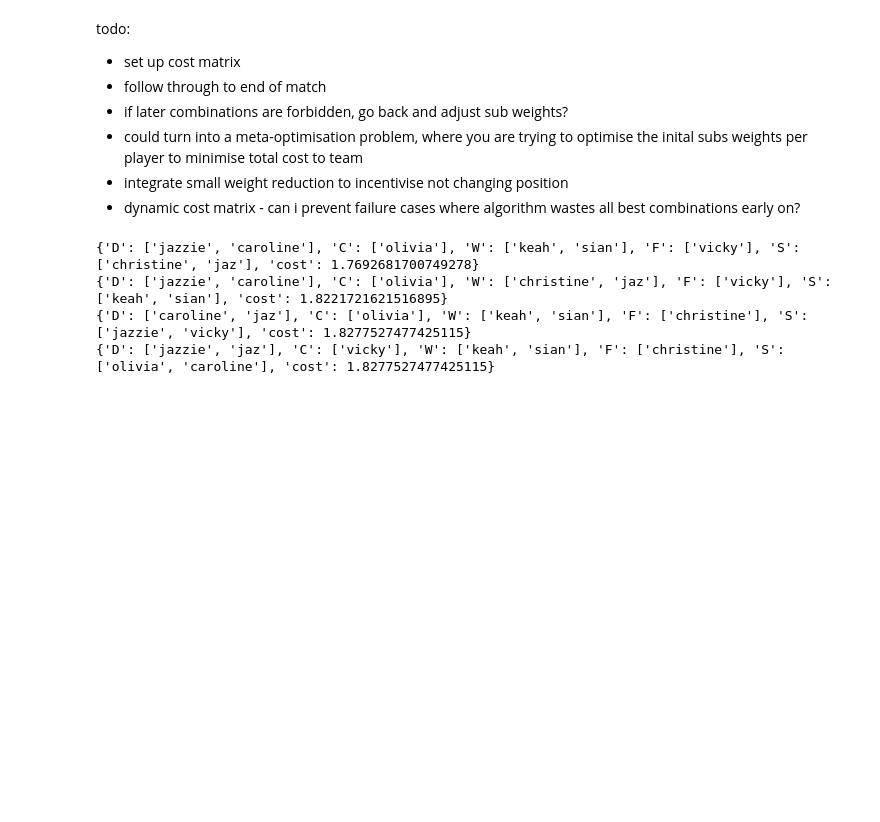
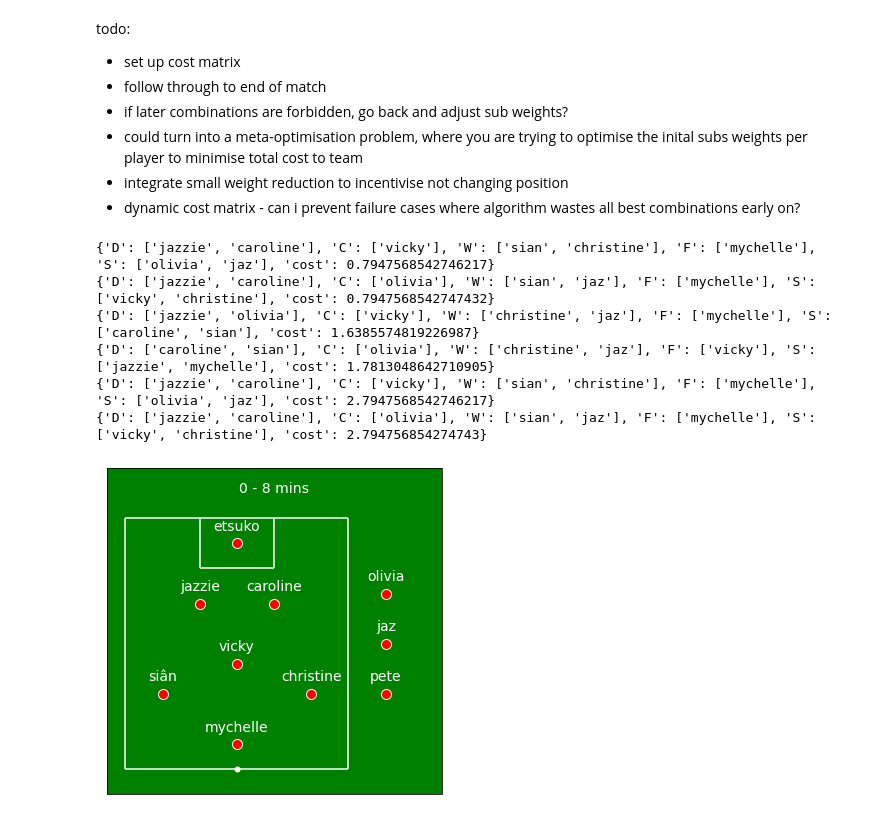
Before and after one commit to superresolusian/auto_pete, a Jupyter notebook: auto_pete_optimiser.ipynb, the cells around one changed output. Cells and saved outputs as stored; diff of their text form; code cells hidden in the pictures; blank space fills up the shorter version.

Commit message:
lunchtime work on formation plotter

```diff
--- a/auto_pete_optimiser.ipynb
+++ b/auto_pete_optimiser.ipynb
@@ -141,7 +113,7 @@ for i in range(n_repeats):
 
     for i in range(len(row_ind)):
         if formation_with_subs[col_ind[i]]=='S':
-            subs_weights[i] += 2.0
+            subs_weights[i] += sub_weight
     cm = alter_subs_weights(cm, subs_weights)
 
     #TODO: also alter position weights to maintain position?
@@ -165,7 +139,7 @@ def objective_function(x, cm_no_subs, n_repeats):
 
         for i in range(len(row_ind)):
             if formation_with_subs[col_ind[i]]=='S':
-                subs_weights[i] += 2.0
+                subs_weights[i] += 1.0
         cm = alter_subs_weights(cm, subs_weights)
 
     val = np.var(vals)
@@ -181,7 +155,7 @@ n_repeats = 0
 if n_players_this_week == 7:
     n_repeats = 7
 elif n_players_this_week == 8:
-    n_repeats = 4
+    n_repeats = 6
 elif n_players_this_week == 9:
     n_repeats = 3
 
@@ -223,10 +197,49 @@ for i in range(n_repeats):
 
     for i in range(len(row_ind)):
         if formation_with_subs[col_ind[i]]=='S':
-            subs_weights[i] += 2.0
+            subs_weights[i] += sub_weight
     cm = alter_subs_weights(cm, subs_weights)
 # %% [output]
-{'D': ['jazzie', 'caroline'], 'C': ['olivia'], 'W': ['keah', 'sian'], 'F': ['vicky'], 'S': ['christine', 'jaz'], 'cost': 1.7692681700749278}
-{'D': ['jazzie', 'caroline'], 'C': ['olivia'], 'W': ['christine', 'jaz'], 'F': ['vicky'], 'S': ['keah', 'sian'], 'cost': 1.8221721621516895}
-{'D': ['caroline', 'jaz'], 'C': ['olivia'], 'W': ['keah', 'sian'], 'F': ['christine'], 'S': ['jazzie', 'vicky'], 'cost': 1.8277527477425115}
-{'D': ['jazzie', 'jaz'], 'C': ['vicky'], 'W': ['keah', 'sian'], 'F': ['christine'], 'S': ['olivia', 'caroline'], 'cost': 1.8277527477425115}
+{'D': ['jazzie', 'caroline'], 'C': ['vicky'], 'W': ['sian', 'christine'], 'F': ['mychelle'], 'S': ['olivia', 'jaz'], 'cost': 0.7947568542746217}
+{'D': ['jazzie', 'caroline'], 'C': ['olivia'], 'W': ['sian', 'jaz'], 'F': ['mychelle'], 'S': ['vicky', 'christine'], 'cost': 0.7947568542747432}
+{'D': ['jazzie', 'olivia'], 'C': ['vicky'], 'W': ['christine', 'jaz'], 'F': ['mychelle'], 'S': ['caroline', 'sian'], 'cost': 1.6385574819226987}
+{'D': ['caroline', 'sian'], 'C': ['olivia'], 'W': ['christine', 'jaz'], 'F': ['vicky'], 'S': ['jazzie', 'mychelle'], 'cost': 1.7813048642710905}
+{'D': ['jazzie', 'caroline'], 'C': ['vicky'], 'W': ['sian', 'christine'], 'F': ['mychelle'], 'S': ['olivia', 'jaz'], 'cost': 2.7947568542746217}
+{'D': ['jazzie', 'caroline'], 'C': ['olivia'], 'W': ['sian', 'jaz'], 'F': ['mychelle'], 'S': ['vicky', 'christine'], 'cost': 2.794756854274743}
+# %%
+def plot_formation(formation, t_start, t_stop):
+    # format for formation should be: GK, LB, RB, C, LW, RW, CF, S, S, S
+    make_pitch()
+
+    positions_x = [2.5, 1.5, 3.5, 2.5, 0.5, 4.5, 2.5, 6.5, 6.5, 6.5]
+    positions_y = [4, 2.8, 2.8, 1.6, 1, 1, 0, 3, 2, 1]
+
+    for i in range(len(formation)):
+        plt.annotate(formation[i], (positions_x[i], positions_y[i]+0.25), color='white', fontsize=14, ha='center')
+
+    plt.plot(positions_x, positions_y, 'o', ms=10, markerfacecolor='red', markeredgecolor='white')
+
+    plt.annotate(f'{t_start} - {t_stop} mins', (3.5, 5), color='white', fontsize=14, ha='center' )
+
+def make_pitch():
+    plt.figure(figsize=[6,6])
+    plt.xlim([-1, 8])
+    plt.ylim([-1, 5.5])
+    plt.hlines([4.5, -0.5], -0.5, 5.5, color='white' )
+    plt.hlines(3.5, 1.5, 3.5, color='white')
+    plt.vlines([-0.5, 5.5], -0.5, 4.5, color='white')
+    plt.vlines([1.5, 3.5], 3.5, 4.5, color='white')
+
+    plt.plot([2.5], [-0.5], 'o', ms=5, color='w')
+
+    ax = plt.gca()
+    ax.get_xaxis().set_visible(False)
+    ax.get_yaxis().set_visible(False)
+
+    ax.set_facecolor('green')
+
+    return ax
+# %%
+plot_formation(['etsuko', 'jazzie', 'caroline', 'vicky', 'siân', 'christine', 'mychelle', 'olivia', 'jaz', 'pete'], 0, 8)
+# %% [output]
+[figure, added]
```
Also changed, not shown: parts of 10 cells of this notebook.
